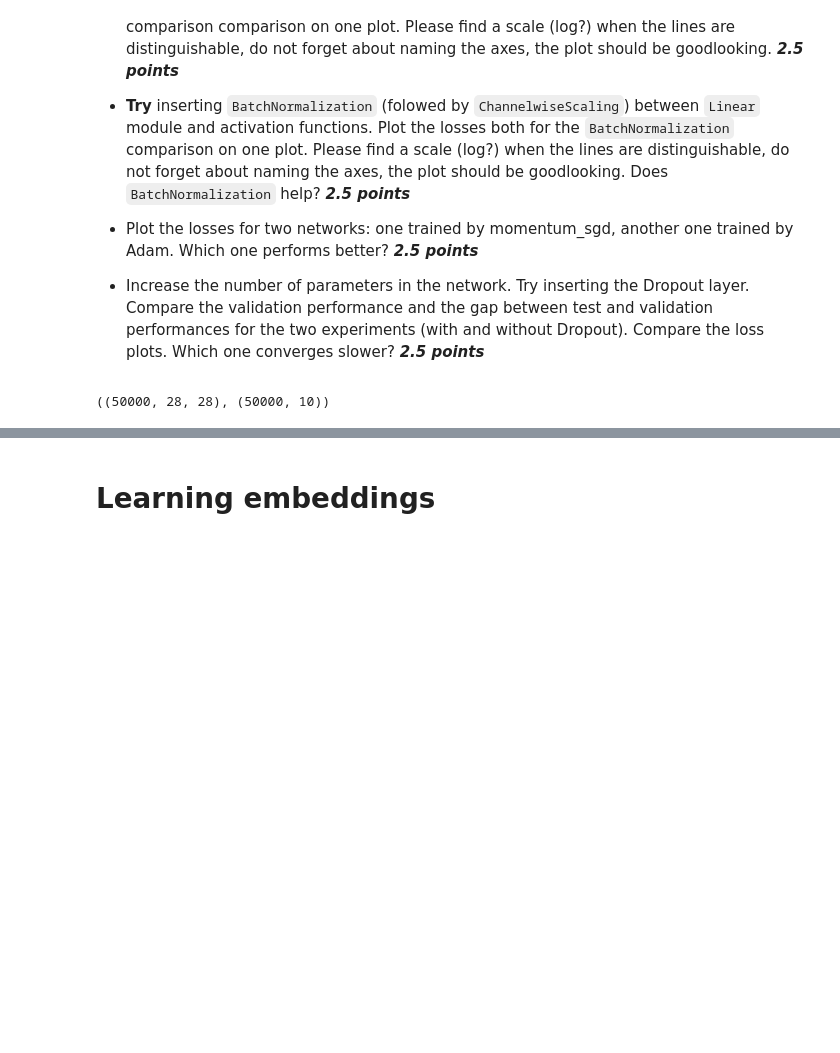
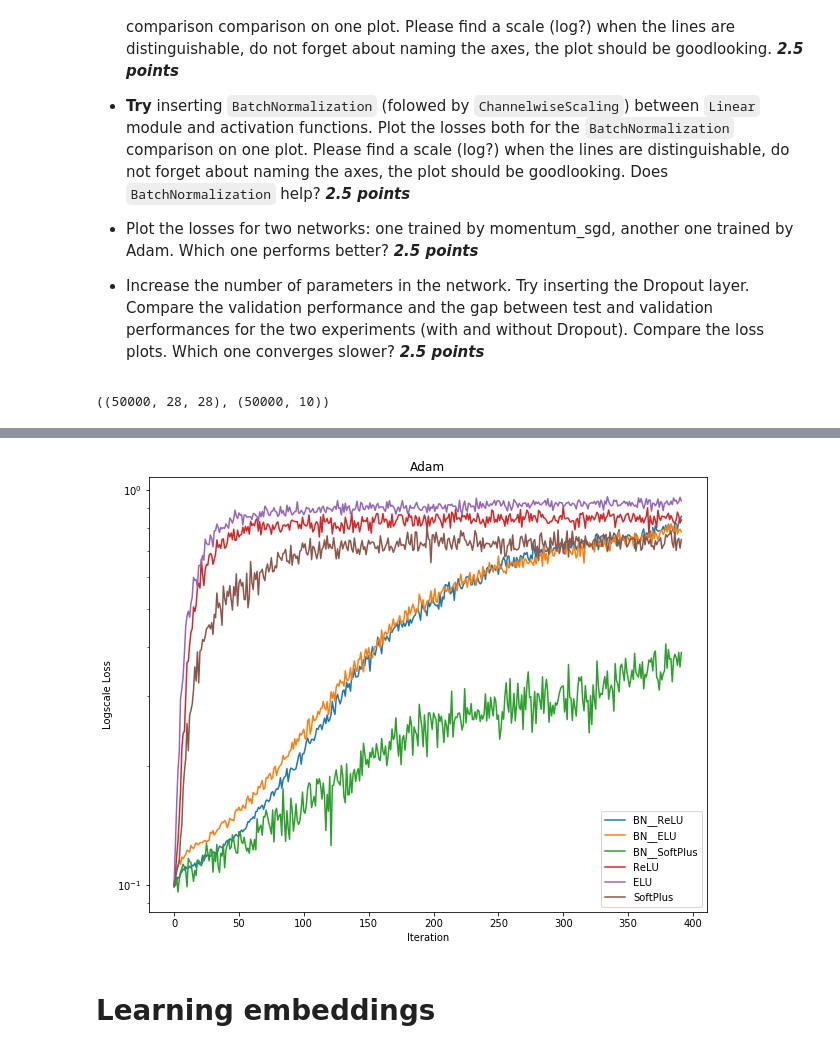
Before and after one commit to SomeoneSerge/skt_deeplearning, a Jupyter notebook: HW1/homework_main-basic.ipynb, the cells around one changed output, grey strips where cells are left out. Cells and saved outputs as stored; diff of their text form; code cells hidden in the pictures; blank space fills up the shorter version.

Commit message:
use Adam

```diff
--- a/HW1/homework_main-basic.ipynb
+++ b/HW1/homework_main-basic.ipynb
@@ -298,0 +299,64 @@ Current loss: -0.349982
+# %%
+def new_nn(activation):
+    net = Sequential()
+    net.add(Linear(n_in=28*28, n_out=2*28*28))
+    net.add(activation())
+    net.add(Linear(2*28*28, 28))
+    net.add(activation())
+    net.add(Linear(28, 10))
+    net.add(SoftMax())
+    return net
+
+mnist_crit = ClassNLLCriterion()
+
+
+fig, ax = plt.subplots(figsize=(10, 8))
+ax.set_title('Adam')
+ax.set_xlabel('Iteration')
+ax.set_ylabel('Logscale Loss')
+
+
+
+for activation in [ReLU, ELU, SoftPlus]:
+    xtr = Flatten().forward(X_train)
+    ytr = ohe(y_train, n_classes=10)
+    config = {'learning_rate': 1e-3, 'beta1': 0.9, 'beta2':0.999, 'epsilon':1e-8}
+    optimizer_state = {}
+
+    net = Sequential()
+    net.add(Linear(n_in=28*28, n_out=2*28*28))
+    net.add(BatchNormalization(.3))
+    net.add(ChannelwiseScaling(2*28*28))
+    net.add(activation())
+
+    net.add(Linear(2*28*28, 28))
+    net.add(BatchNormalization(.3))
+    net.add(ChannelwiseScaling(28))
+    net.add(activation())
+
+    net.add(Linear(28, 10))
+    net.add(SoftMax())
+
+    train(net, 256,
+          xtr, ytr,
+          mnist_crit, adam_optimizer, n_epoch=2,
+          ax=ax, label='BN__' + activation.__name__,
+          optimizer_config=config,
+          optimizer_state=optimizer_state)
+
+for act in [ReLU, ELU, SoftPlus]:
+    xtr = Flatten().forward(X_train)
+    ytr = ohe(y_train, n_classes=10)
+    config = {'learning_rate': 1e-3, 'beta1': 0.9, 'beta2':0.999, 'epsilon':1e-8}
+    optimizer_state = {}
+    train(new_nn(act), 256,
+          xtr, ytr,
+          mnist_crit, adam_optimizer, n_epoch=2,
+          ax=ax, label=act.__name__,
+          optimizer_config=config,
+          optimizer_state=optimizer_state)
+
+
+ax.legend()
+plt.show()
+# %% [output]
@@ -299,3 +375,4 @@ Current loss: -0.349982
+[figure, added]
 # %% [markdown]
 # Learning embeddings
 # %% [markdown]
```
Also changed, not shown: parts of 4 cells of this notebook.
